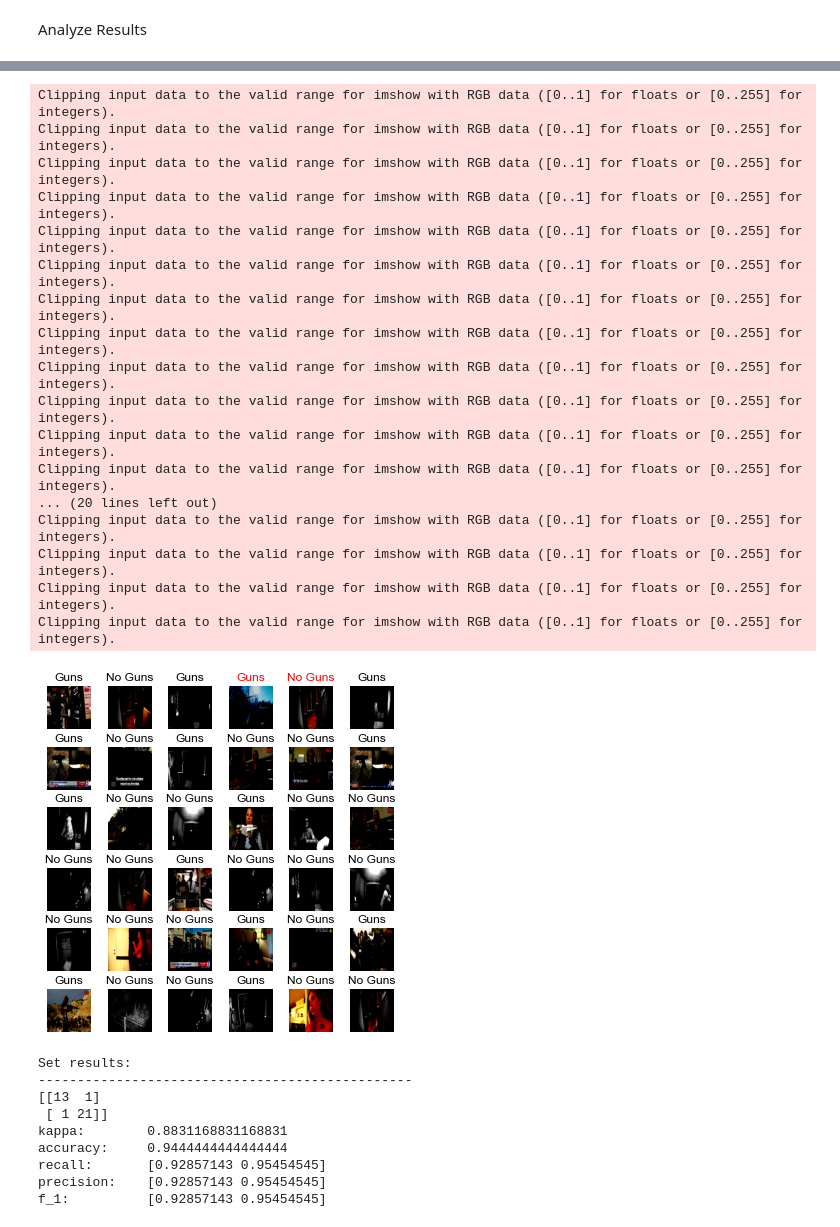
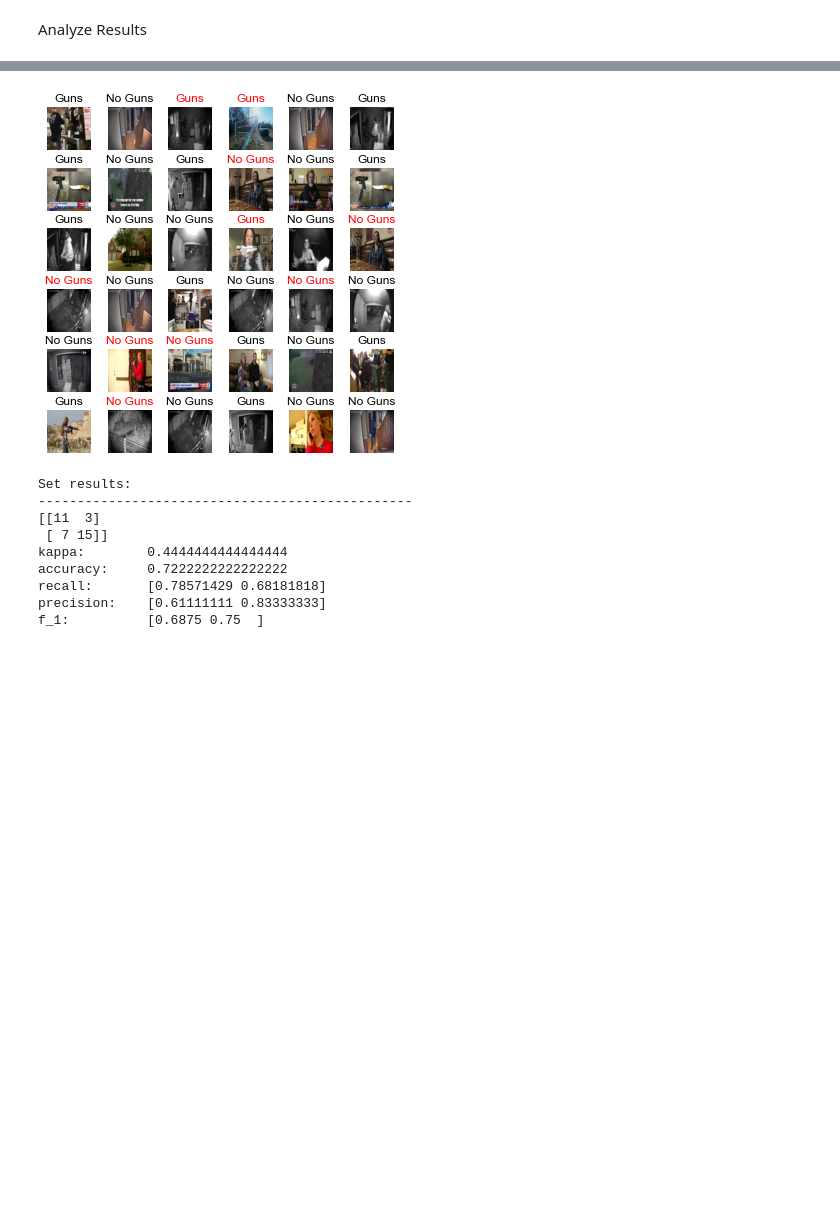
Before and after one commit to html1101/Gun-Detection-GUI, a Jupyter notebook: Models/GeneralModel.ipynb, the cells around one changed output, grey strips where cells are left out. Saved outputs shown, nothing was run; the diff lists cells and outputs as text; code cells hidden in the pictures; blank space fills up the shorter version.

```diff
--- a/Models/GeneralModel.ipynb
+++ b/Models/GeneralModel.ipynb
@@ -215,0 +211,28 @@ Epoch 00010: val_accuracy improved from 0.91667 to 0.94444, saving model to Mobi
+# %%
+# Start training!
+import csv
+import tensorflow.keras.backend as K
+
+# On end of batch, save model history into .csv; allows us to train multiple times over while retaining and being able to graph history.
+class StoreModelHistory(keras.callbacks.Callback):
+  def on_epoch_end(self,batch,logs=None):
+    if ('lr' not in logs.keys()):
+      logs.setdefault('lr',0)
+      logs['lr'] = K.get_value(self.model.optimizer.lr)
+
+    # if not (F'{MODEL}_Info/model_history_{MODEL}.csv' in os.listdir("./")):
+    #   with open(F'{MODEL}_Info/model_history_{MODEL}.csv','w') as f:
+    #     y=csv.DictWriter(f,logs.keys())
+    #     y.writeheader()
+
+    with open(F'./{MODEL}_Info/model_history_{MODEL}.csv','a') as f:
+      y=csv.DictWriter(f,logs.keys())
+      y.writerow(logs)
+
+epochs=10
+history = model.fit(
+    train_ds,
+    validation_data=val_ds,
+    epochs=epochs,
+    callbacks=[cp_callback, StoreModelHistory()]
+)
@@ -265,50 +386,35 @@ def print_results(y_test, y_pred):
 # %%
-test_images =
+# Product list of samples
+from math import sqrt
 
 for images, labels in val_ds.take(10):
-    fig = plt.figure(figsize=(6, 6))
+    fig_calc = int(sqrt(len(images)))
+    fig = plt.figure(figsize=(fig_calc, fig_calc))
     label_pred = model.predict(images)
-    for i in range(36):
-        ax = fig.add_subplot(6, 6, i + 1)
-        plt.imshow(images[i].numpy())
+    for i in range(fig_calc * fig_calc):
+        ax = fig.add_subplot(fig_calc, fig_calc, i + 1)
+        plt.imshow(((np.clip(images[i].numpy(), -1, 1) + 1)/2).astype(np.float32))
         ax.set_title(class_names[labels[i]], fontsize=12, color = "black" if labels[i] == np.argmax(label_pred[i]) else "red")
         plt.axis("off")
     plt.subplots_adjust(left=0.1,
                     bottom=0.1,
                     right=0.9,
                     top=0.9,
                     wspace=0.4,
                     hspace=0.4)
     plt.show()
     print_results(labels, np.argmax(label_pred, axis=1))
 # %% [output]
+[figure, new version]
-Clipping input data to the valid range for imshow with RGB data ([0..1] for floats or [0..255] for integers).
-Clipping input data to the valid range for imshow with RGB data ([0..1] for floats or [0..255] for integers).
-Clipping input data to the valid range for imshow with RGB data ([0..1] for floats or [0..255] for integers).
-Clipping input data to the valid range for imshow with RGB data ([0..1] for floats or [0..255] for integers).
-Clipping input data to the valid range for imshow with RGB data ([0..1] for floats or [0..255] for integers).
-Clipping input data to the valid range for imshow with RGB data ([0..1] for floats or [0..255] for integers).
-Clipping input data to the valid range for imshow with RGB data ([0..1] for floats or [0..255] for integers).
-Clipping input data to the valid range for imshow with RGB data ([0..1] for floats or [0..255] for integers).
-Clipping input data to the valid range for imshow with RGB data ([0..1] for floats or [0..255] for integers).
-Clipping input data to the valid range for imshow with RGB data ([0..1] for floats or [0..255] for integers).
-Clipping input data to the valid range for imshow with RGB data ([0..1] for floats or [0..255] for integers).
-Clipping input data to the valid range for imshow with RGB data ([0..1] for floats or [0..255] for integers).
-... (20 lines left out)
-Clipping input data to the valid range for imshow with RGB data ([0..1] for floats or [0..255] for integers).
-Clipping input data to the valid range for imshow with RGB data ([0..1] for floats or [0..255] for integers).
-Clipping input data to the valid range for imshow with RGB data ([0..1] for floats or [0..255] for integers).
-Clipping input data to the valid range for imshow with RGB data ([0..1] for floats or [0..255] for integers).
+Set results:
+------------------------------------------------
+[[11  3]
+ [ 7 15]]
+kappa:        0.4444444444444444
+accuracy:     0.7222222222222222
+recall:       [0.78571429 0.68181818]
+precision:    [0.61111111 0.83333333]
+f_1:          [0.6875 0.75  ]
-[figure, old version]
-Set results:
-------------------------------------------------
-[[13  1]
- [ 1 21]]
-kappa:        0.8831168831168831
-accuracy:     0.9444444444444444
-recall:       [0.92857143 0.95454545]
-precision:    [0.92857143 0.95454545]
-f_1:          [0.92857143 0.95454545]
 # %%
 # For a batch, find the best confidence threshold.
 
```
Also changed, not shown: parts of 15 cells of this notebook, 53 other files.
